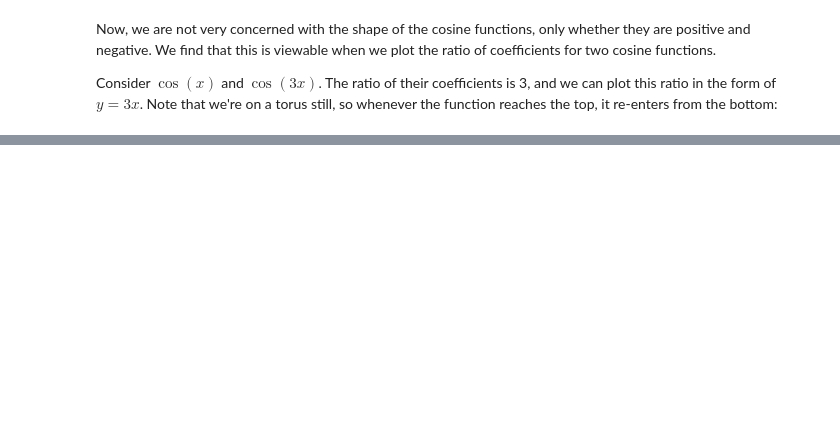
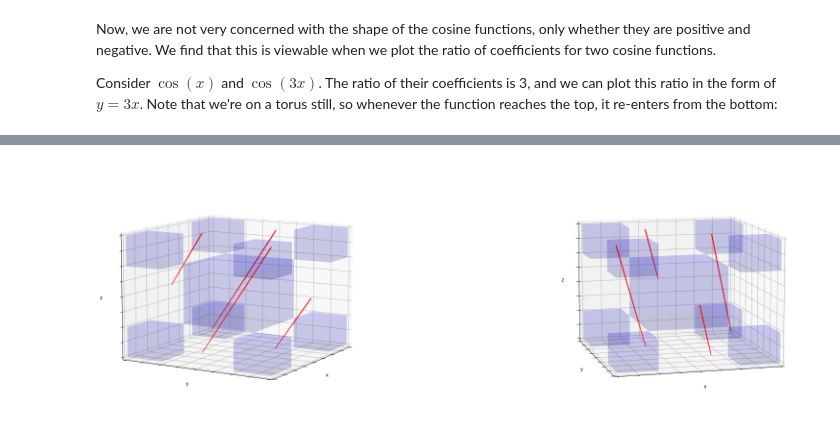
Before and after one commit to mmlegate/Cosine-Sign-Correlation, a Jupyter notebook: Cosine_Sign_Correlation.ipynb, the cells around one changed output, grey strips where cells are left out. Cells and saved outputs as stored; diff of their text form; code cells hidden in the pictures; blank space fills up the shorter version.

```diff
--- a/Cosine_Sign_Correlation.ipynb
+++ b/Cosine_Sign_Correlation.ipynb
@@ -758,0 +383,86 @@ print(avg)
+# %%
+from mpl_toolkits.mplot3d.art3d import Poly3DCollection, Line3DCollection
+
+fig = plt.figure(figsize=(30, 10))
+ax = fig.add_subplot(1, 2, 1, projection='3d')
+
+# prepare some coordinates
+x, y, z = np.indices((8, 8, 8))
+
+cube0 = (x <= 5) & (x >= 2) & (y <= 5) & (y >= 2) & (z <= 5) & (z >= 2)
+cube1 = (x < 2) & (y < 2) & (z < 2)
+cube2 = (x > 5) & (y > 5) & (z > 5)
+cube3 = (x < 2) & (y > 5) & (z > 5)
+cube4 = (x > 5) & (y < 2) & (z > 5)
+cube5 = (x < 2) & (y < 2) & (z > 5)
+cube6 = (x > 5) & (y > 5) & (z < 2)
+cube7 = (x < 2) & (y > 5) & (z < 2)
+cube8 = (x > 5) & (y < 2) & (z < 2)
+
+# combine the objects into a single boolean array
+voxels = cube0 | cube1 | cube2 | cube3 | cube4 | cube5 | cube6 | cube7 | cube8
+
+# set the colors of each object
+colors = np.ones(voxels.shape, dtype=object) * 'blue'
+
+ax.voxels(voxels, facecolors=colors, alpha=0.1)
+
+theta = np.linspace(0, 8, 900)
+tx = theta.copy()[:300]
+ty = tx * 2
+tz = tx * 3
+
+tx2 = theta.copy()[300:600][:151]
+ty2 = tx[:151] * 2 + ty[-1]
+tz2 = tx2[:151] * 3 - 8
+
+
+tx3 = theta.copy()[451:600]
+ty3 = tx3 * 2 - 8
+tz3 = theta[:149] * 3 + tz2[-1]
+
+tx4 = theta.copy()[600:900]
+ty4 = tx * 2 + ty3[-1]
+tz4 = tx4 * 3 - 16
+
+ax.scatter(tx, ty, tz, s=1, color='red')
+ax.scatter(tx2, ty2, tz2, s=1, color='red')
+ax.scatter(tx3, ty3, tz3, s=1, color='red')
+ax.scatter(tx4, ty4, tz4, s=1, color='red')
+ax.view_init(10, 30)
+ax.set_zticklabels([])
+ax.set_yticklabels([])
+ax.set_xticklabels([])
+
+ax.set_xlim(0, 8)
+ax.set_ylim(0, 8)
+ax.set_zlim(0, 8)
+
+ax.set_xlabel('x')
+ax.set_ylabel('y')
+ax.set_zlabel('z')
+
+
+bx = fig.add_subplot(1, 2, 2, projection='3d')
+bx.voxels(voxels, facecolors=colors, alpha=0.1)
+bx.scatter(tx, ty, tz, s=1, color='red')
+bx.scatter(tx2, ty2, tz2, s=1, color='red')
+bx.scatter(tx3, ty3, tz3, s=1, color='red')
+bx.scatter(tx4, ty4, tz4, s=1, color='red')
+bx.view_init(10, 75)
+bx.set_zticklabels([])
+bx.set_yticklabels([])
+bx.set_xticklabels([])
+
+bx.set_xlim(0, 8)
+bx.set_ylim(0, 8)
+bx.set_zlim(0, 8)
+
+bx.set_xlabel('x')
+bx.set_ylabel('y')
+bx.set_zlabel('z')
+
+
+plt.show()
+# %% [output]
+[figure, added]
```
Also changed, not shown: parts of 30 cells of this notebook.
